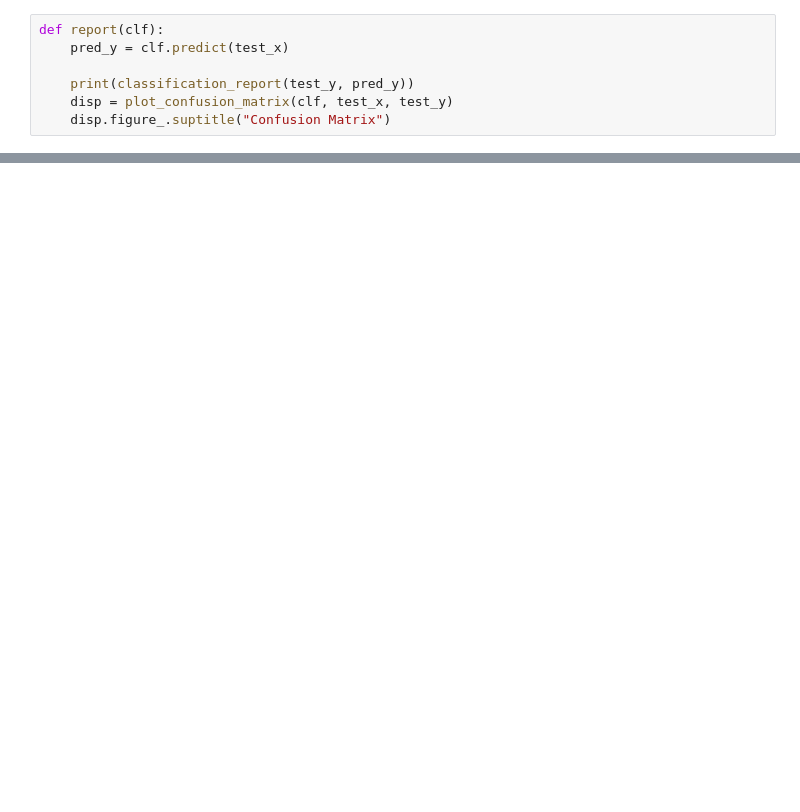
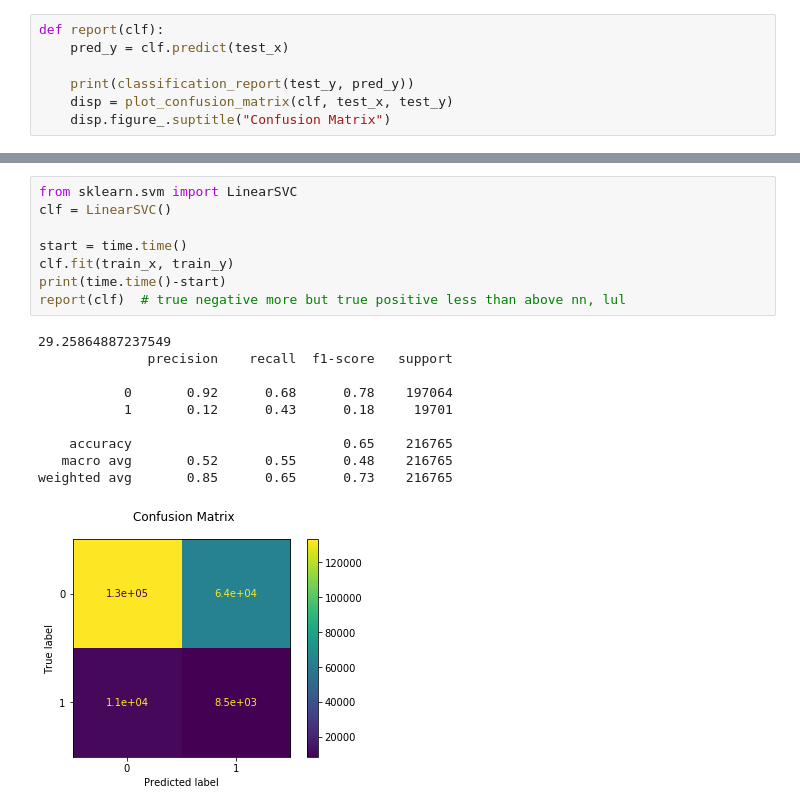
Before and after one commit to jshian/Predict_CTR, a Jupyter notebook: nn.ipynb, the cells around one changed output, grey strips where cells are left out. Cells and saved outputs as stored; diff of their text form; blank space fills up the shorter version.

```diff
--- a/nn.ipynb
+++ b/nn.ipynb
@@ -127,0 +136,19 @@ weighted avg       0.89      0.74      0.79    216765
+# %%
+from sklearn.svm import LinearSVC
+clf = LinearSVC()
+
+start = time.time()
+clf.fit(train_x, train_y)
+print(time.time()-start)
+report(clf)  # true negative more but true positive less than above nn, lul
+# %% [output]
+29.25864887237549
+              precision    recall  f1-score   support
+
+           0       0.92      0.68      0.78    197064
+           1       0.12      0.43      0.18     19701
+
+    accuracy                           0.65    216765
+   macro avg       0.52      0.55      0.48    216765
+weighted avg       0.85      0.65      0.73    216765
+[figure, added]
```
Also changed, not shown: parts of 11 cells of this notebook.
